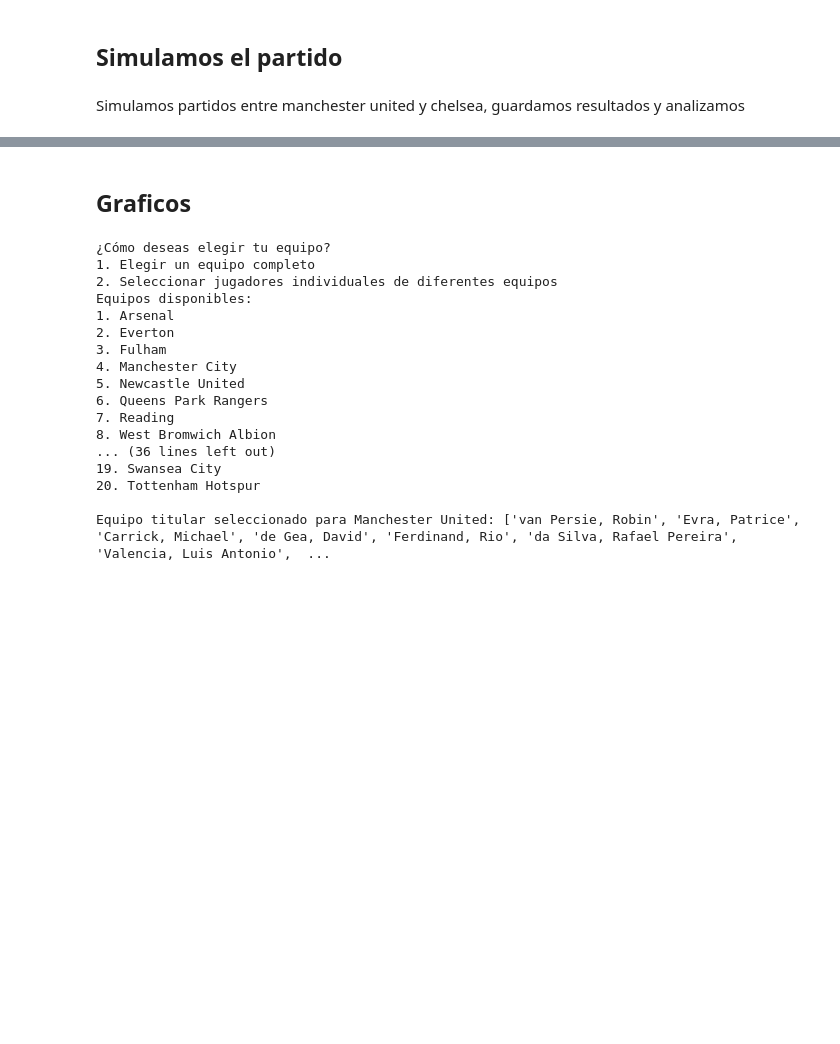
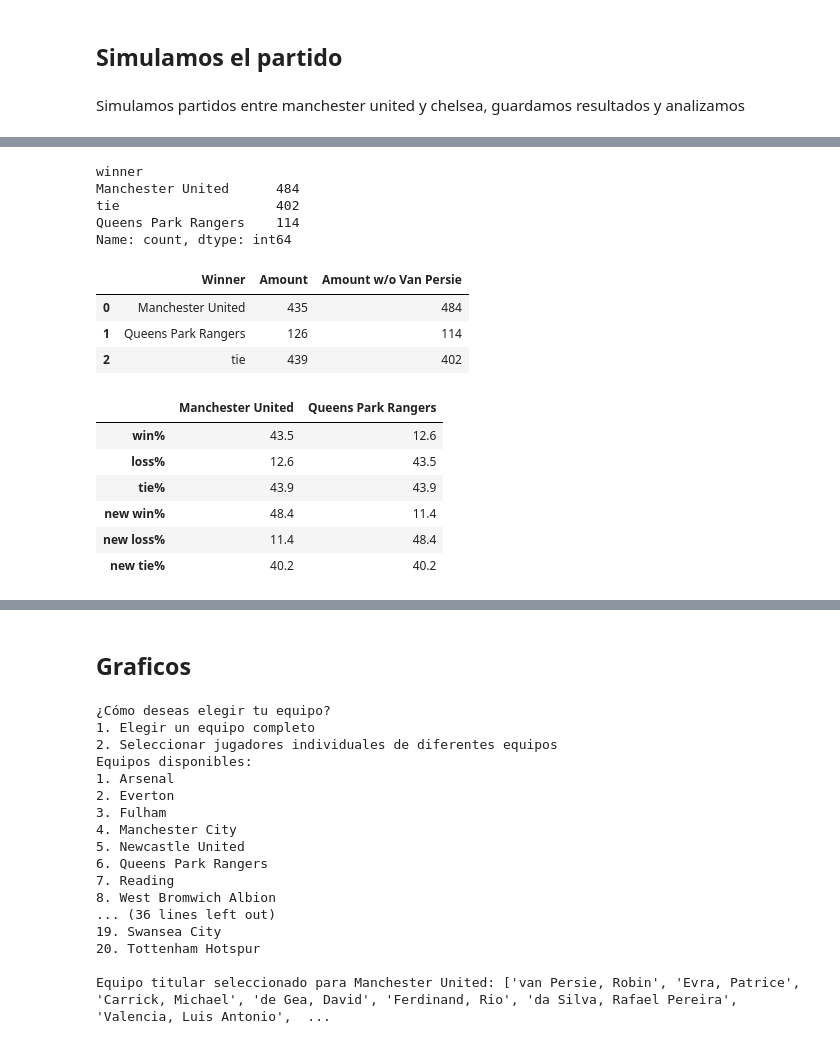
Before and after one commit to luisalawson/soccer_defense_analysis, a Jupyter notebook: Simulacion.ipynb, the cells around one changed output, grey strips where cells are left out. Drawn from its saved outputs; the diff is of its cells as text; code cells hidden in the pictures; blank space fills up the shorter version.

```diff
--- a/Simulacion.ipynb
+++ b/Simulacion.ipynb
@@ -562,0 +617,8 @@ Name: count, dtype: int64
+# %%
+counts_change
+# %% [output]
+winner
+Manchester United      484
+tie                    402
+Queens Park Rangers    114
+Name: count, dtype: int64
@@ -562,0 +635,47 @@ Name: count, dtype: int64
+# %%
+df_combined
+# %% [output]
+|  | Winner | Amount | Amount w/o Van Persie |
+| 0 | Manchester United | 435 | 484 |
+| 1 | Queens Park Rangers | 126 | 114 |
+| 2 | tie | 439 | 402 |
+# %%
+new_index = ['win%', 'loss%', 'tie%', 'new win%', 'new loss%', 'new tie%']
+teams = ['Manchester United', 'Queens Park Rangers']
+df_transposed = pd.DataFrame(index=new_index, columns=teams)
+# Calcular el total de juegos
+total_games = df_combined['Amount'].sum()
+
+# Asignar porcentajes de victorias
+df_transposed.loc['win%', 'Manchester United'] = (df_combined.loc[0, 'Amount'] / total_games) * 100
+df_transposed.loc['win%', 'Queens Park Rangers'] = (df_combined.loc[1, 'Amount'] / total_games) * 100
+
+# Asignar porcentajes de empates
+df_transposed.loc['tie%', 'Manchester United'] = (df_combined.loc[2, 'Amount'] / total_games) * 100
+df_transposed.loc['tie%', 'Queens Park Rangers'] = (df_combined.loc[2, 'Amount'] / total_games) * 100
+
+# Asignar porcentajes de pérdidas
+df_transposed.loc['loss%', 'Manchester United'] = df_transposed.loc['win%', 'Queens Park Rangers']
+df_transposed.loc['loss%', 'Queens Park Rangers'] = df_transposed.loc['win%', 'Manchester United']
+
+# Calcular porcentajes de nuevas victorias
+df_transposed.loc['new win%', 'Manchester United'] = (df_combined.loc[0, 'Amount w/o Van Persie'] / total_games) * 100
+df_transposed.loc['new win%', 'Queens Park Rangers'] = (df_combined.loc[1, 'Amount w/o Van Persie'] / total_games) * 100
+
+# Calcular porcentajes de nuevos empates
+df_transposed.loc['new tie%', 'Manchester United'] = (df_combined.loc[2, 'Amount w/o Van Persie'] / total_games) * 100
+df_transposed.loc['new tie%', 'Queens Park Rangers'] = (df_combined.loc[2, 'Amount w/o Van Persie'] / total_games) * 100
+
+# Asignar nuevos porcentajes de pérdidas
+df_transposed.loc['new loss%', 'Manchester United'] = df_transposed.loc['new win%', 'Queens Park Rangers']
+df_transposed.loc['new loss%', 'Queens Park Rangers'] = df_transposed.loc['new win%', 'Manchester United']
+# %%
+df_transposed
+# %% [output]
+|  | Manchester United | Queens Park Rangers |
+| win% | 43.5 | 12.6 |
+| loss% | 12.6 | 43.5 |
+| tie% | 43.9 | 43.9 |
+| new win% | 48.4 | 11.4 |
+| new loss% | 11.4 | 48.4 |
+| new tie% | 40.2 | 40.2 |
```
Also changed, not shown: parts of 14 cells of this notebook.
